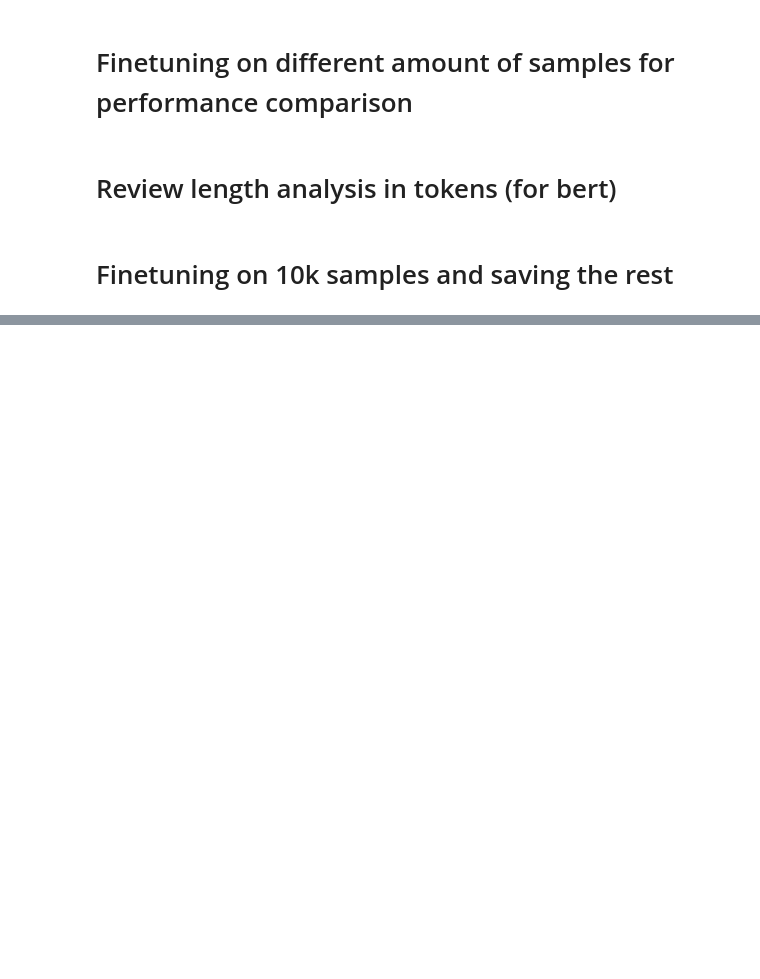
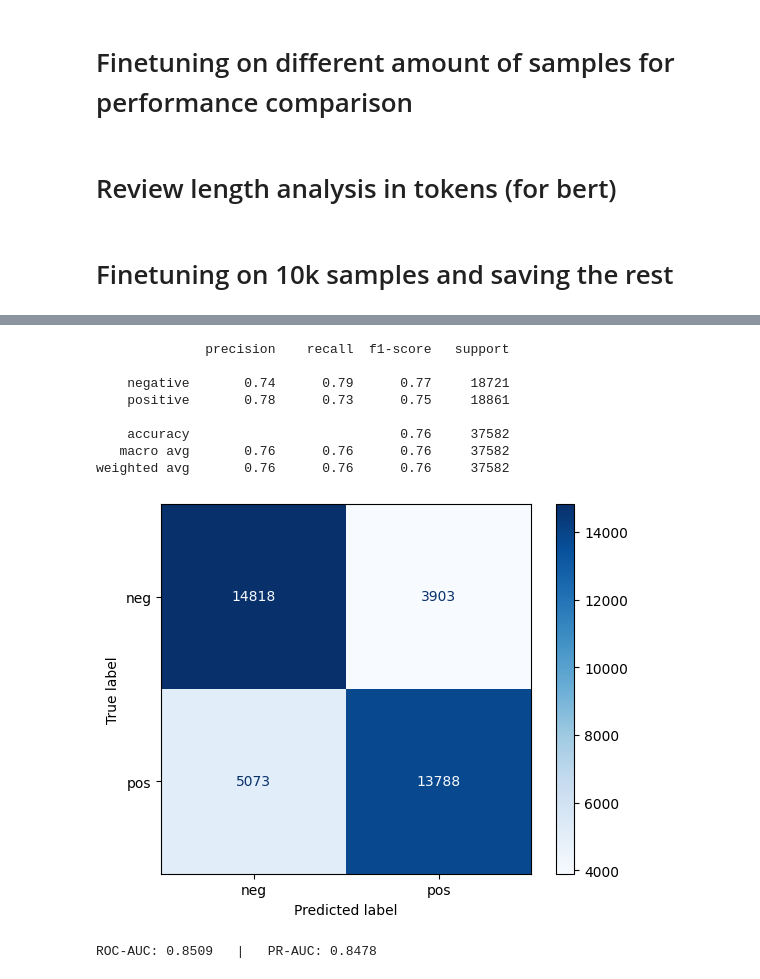
Before and after one commit to Saarb97/Final-Research-Project, a Jupyter notebook: imdb/imdb_model.ipynb, the cells around one changed output, grey strips where cells are left out. Saved outputs shown, nothing was run; the diff lists cells and outputs as text; code cells hidden in the pictures; blank space fills up the shorter version.

```diff
--- a/imdb/imdb_model.ipynb
+++ b/imdb/imdb_model.ipynb
@@ -1217,0 +755,9 @@ Correct predictions: 26526
+# %%
+import pandas as pd
+from pathlib import Path
+
+path = Path("bert_initial_test_predictions.csv")
+df   = pd.read_csv(path)
+assert {"label","predicted_label","prob_negative","prob_positive","performance"}.issubset(df.columns)
+print(df.head())
+print(df["label"].value_counts())
@@ -1217,0 +782,33 @@ Correct predictions: 26526
+# %%
+from sklearn.metrics import (
+    classification_report, confusion_matrix, ConfusionMatrixDisplay,
+    roc_auc_score, roc_curve, precision_recall_curve, auc
+)
+import matplotlib.pyplot as plt
+
+y_true = df["label"]
+y_pred = df["predicted_label"]
+y_prob = df["prob_positive"]          # probability of class 1
+
+print(classification_report(y_true, y_pred, target_names=["negative","positive"]))
+
+cm = confusion_matrix(y_true, y_pred)
+disp = ConfusionMatrixDisplay(cm, display_labels=["neg","pos"])
+disp.plot(cmap="Blues", values_format="d")
+plt.show()
+
+# ROC-AUC  & PR-AUC
+roc_auc = roc_auc_score(y_true, y_prob)
+pr_auc  = auc(*precision_recall_curve(y_true, y_prob)[:2][::-1])
+print(f"ROC-AUC: {roc_auc:.4f}   |   PR-AUC: {pr_auc:.4f}")
+# %% [output]
+              precision    recall  f1-score   support
+
+    negative       0.74      0.79      0.77     18721
+    positive       0.78      0.73      0.75     18861
+
+    accuracy                           0.76     37582
+   macro avg       0.76      0.76      0.76     37582
+weighted avg       0.76      0.76      0.76     37582
+[figure, added]
+ROC-AUC: 0.8509   |   PR-AUC: 0.8478
```
Also changed, not shown: parts of 26 cells of this notebook, 4 other files.
